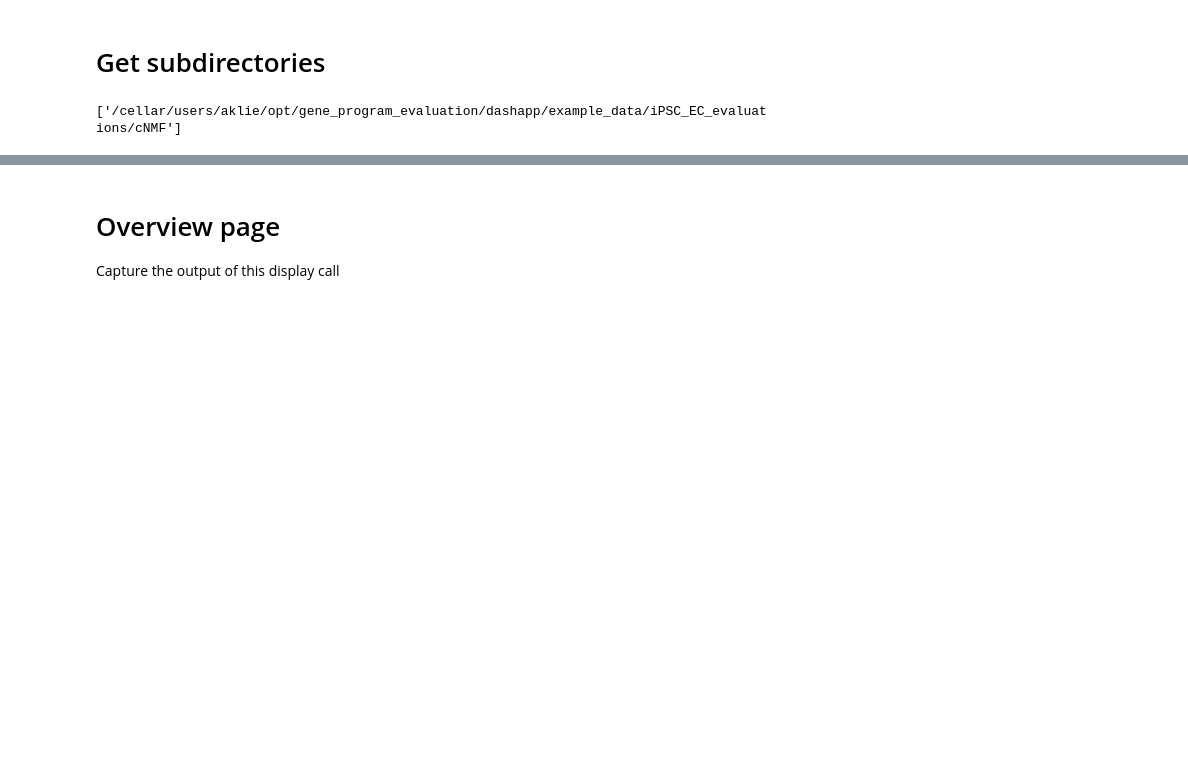
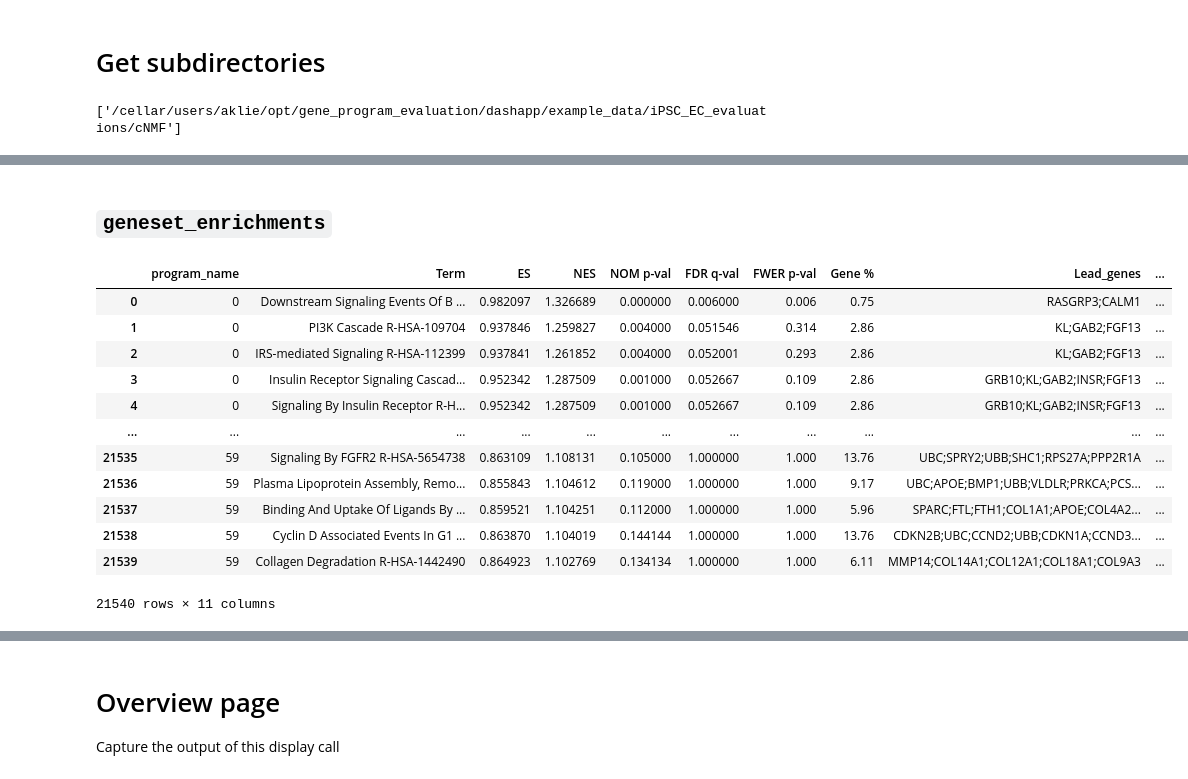
Before and after one commit to EngreitzLab/gene_network_evaluation, a Jupyter notebook: dashapp/parse_eval_pipeline_outs.ipynb, the cells around one changed output, grey strips where cells are left out. Drawn from its saved outputs; the diff is of its cells as text; code cells hidden in the pictures; blank space fills up the shorter version.

```diff
--- a/dashapp/parse_eval_pipeline_outs.ipynb
+++ b/dashapp/parse_eval_pipeline_outs.ipynb
@@ -66,0 +120,15 @@ subdirs
+# %%
+# For each subdirectory, find the file explained_variance_ratio.txt
+# Read it in and
+# Store this in a dictionary with the subdirectory dir_name as the key
+explained_variance_ratios = {}
+cumulative_explained_variance = {}
+for subdir in subdirs:
+    try:
+        run_name = os.path.basename(subdir)
+        df = pd.read_csv(os.path.join(subdir, "explained_variance_ratio.txt"), sep="\t")
+        df.columns = ["program_name", "explained_variance_ratio"]
+        explained_variance_ratios[run_name] = df
+        cumulative_explained_variance[run_name] = df["explained_variance_ratio"].sum()
+    except FileNotFoundError:
+        print(f"File not found: {subdir}")
@@ -66,0 +171,31 @@ subdirs
+# %% [markdown]
+## `geneset_enrichments`
+# %%
+# For each subdirectory, find the file geneset_enrichment.txt
+# Store this dataframe in a dictionary with the key being the subdirectory name
+geneset_enrichments = {}
+for subdir in subdirs:
+    try:
+        run_name = os.path.basename(subdir)
+        gene_set_enrichment_file = os.path.join(subdir, "geneset_enrichment.txt")
+        gene_set_enrichment_df = pd.read_csv(gene_set_enrichment_file, sep="\t")
+        geneset_enrichments[run_name] = gene_set_enrichment_df
+    except FileNotFoundError:
+        print(f"File not found: {gene_set_enrichment_file}")
+        continue
+# %%
+geneset_enrichments["cNMF"]
+# %% [output]
+|  | program_name | Term | ES | NES | NOM p-val | FDR q-val | FWER p-val | Gene % | Lead_genes | ... |
+| 0 | 0 | Downstream Signaling Events Of B ... | 0.982097 | 1.326689 | 0.000000 | 0.006000 | 0.006 | 0.75 | RASGRP3;CALM1 | ... |
+| 1 | 0 | PI3K Cascade R-HSA-109704 | 0.937846 | 1.259827 | 0.004000 | 0.051546 | 0.314 | 2.86 | KL;GAB2;FGF13 | ... |
+| 2 | 0 | IRS-mediated Signaling R-HSA-112399 | 0.937841 | 1.261852 | 0.004000 | 0.052001 | 0.293 | 2.86 | KL;GAB2;FGF13 | ... |
+| 3 | 0 | Insulin Receptor Signaling Cascad... | 0.952342 | 1.287509 | 0.001000 | 0.052667 | 0.109 | 2.86 | GRB10;KL;GAB2;INSR;FGF13 | ... |
+| 4 | 0 | Signaling By Insulin Receptor R-H... | 0.952342 | 1.287509 | 0.001000 | 0.052667 | 0.109 | 2.86 | GRB10;KL;GAB2;INSR;FGF13 | ... |
+| ... | ... | ... | ... | ... | ... | ... | ... | ... | ... | ... |
+| 21535 | 59 | Signaling By FGFR2 R-HSA-5654738 | 0.863109 | 1.108131 | 0.105000 | 1.000000 | 1.000 | 13.76 | UBC;SPRY2;UBB;SHC1;RPS27A;PPP2R1A | ... |
+| 21536 | 59 | Plasma Lipoprotein Assembly, Remo... | 0.855843 | 1.104612 | 0.119000 | 1.000000 | 1.000 | 9.17 | UBC;APOE;BMP1;UBB;VLDLR;PRKCA;PCS... | ... |
+| 21537 | 59 | Binding And Uptake Of Ligands By ... | 0.859521 | 1.104251 | 0.112000 | 1.000000 | 1.000 | 5.96 | SPARC;FTL;FTH1;COL1A1;APOE;COL4A2... | ... |
+| 21538 | 59 | Cyclin D Associated Events In G1 ... | 0.863870 | 1.104019 | 0.144144 | 1.000000 | 1.000 | 13.76 | CDKN2B;UBC;CCND2;UBB;CDKN1A;CCND3... | ... |
+| 21539 | 59 | Collagen Degradation R-HSA-1442490 | 0.864923 | 1.102769 | 0.134134 | 1.000000 | 1.000 | 6.11 | MMP14;COL14A1;COL12A1;COL18A1;COL9A3 | ... |
+21540 rows × 11 columns
```
Also changed, not shown: parts of 50 cells of this notebook, 1 other file.
